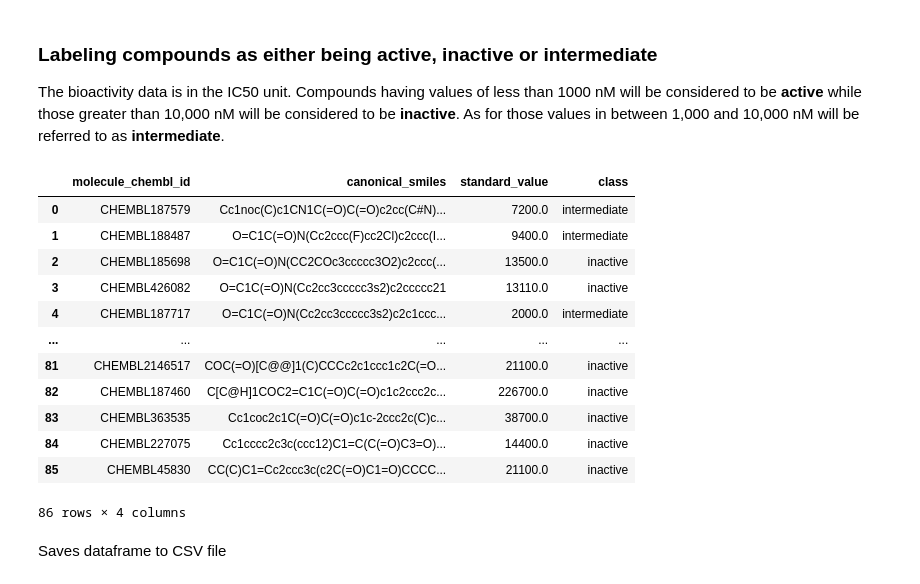
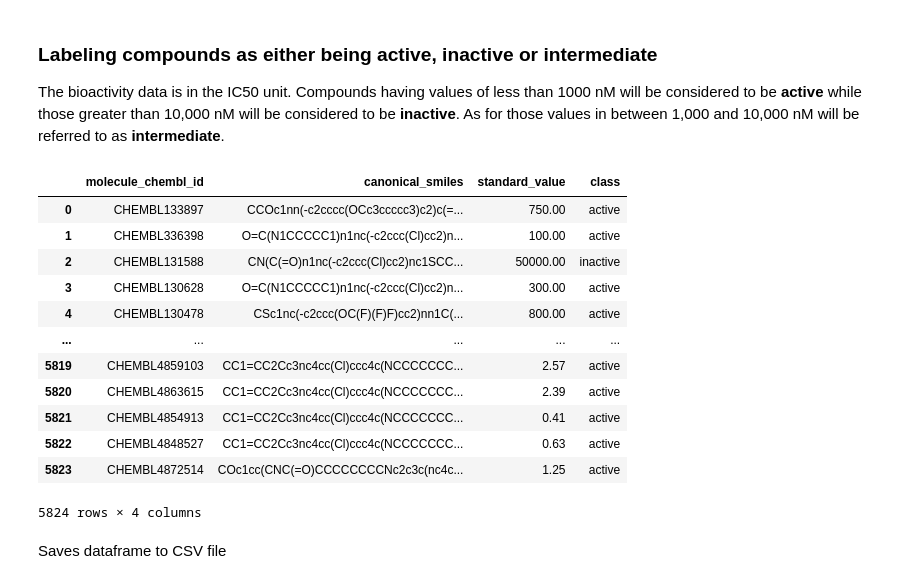
Before and after one commit to aradar46/DrugDiscovery, a Jupyter notebook: CDD_ML_Part_01.ipynb, the cells around one changed output. Saved outputs shown, nothing was run; the diff lists cells and outputs as text; code cells hidden in the pictures.

```diff
--- a/CDD_ML_Part_01.ipynb
+++ b/CDD_ML_Part_01.ipynb
@@ -162,30 +153,30 @@ df4 = pd.read_csv('Data/02_bioactivity_data_preprocessed.csv')
 # %%
 # activity_class is a new column that will be created to classify the bioactivity of the molecules
 # based on the standard_value column
 def bioactivity_level(value):
   if value >= 10000:
     return "inactive"
   elif value <= 1000:
     return "active"
   else:
     return "intermediate"
 
-df5['class'] = df4['standard_value'].apply(lambda x: bioactivity_level(float(x)))
-df5
+df4['class'] = df4['standard_value'].apply(lambda x: bioactivity_level(float(x)))
+df4
 # %% [output]
 |  | molecule_chembl_id | canonical_smiles | standard_value | class |
-| 0 | CHEMBL187579 | Cc1noc(C)c1CN1C(=O)C(=O)c2cc(C#N)... | 7200.0 | intermediate |
-| 1 | CHEMBL188487 | O=C1C(=O)N(Cc2ccc(F)cc2Cl)c2ccc(I... | 9400.0 | intermediate |
-| 2 | CHEMBL185698 | O=C1C(=O)N(CC2COc3ccccc3O2)c2ccc(... | 13500.0 | inactive |
-| 3 | CHEMBL426082 | O=C1C(=O)N(Cc2cc3ccccc3s2)c2ccccc21 | 13110.0 | inactive |
-| 4 | CHEMBL187717 | O=C1C(=O)N(Cc2cc3ccccc3s2)c2c1ccc... | 2000.0 | intermediate |
+| 0 | CHEMBL133897 | CCOc1nn(-c2cccc(OCc3ccccc3)c2)c(=... | 750.00 | active |
+| 1 | CHEMBL336398 | O=C(N1CCCCC1)n1nc(-c2ccc(Cl)cc2)n... | 100.00 | active |
+| 2 | CHEMBL131588 | CN(C(=O)n1nc(-c2ccc(Cl)cc2)nc1SCC... | 50000.00 | inactive |
+| 3 | CHEMBL130628 | O=C(N1CCCCC1)n1nc(-c2ccc(Cl)cc2)n... | 300.00 | active |
+| 4 | CHEMBL130478 | CSc1nc(-c2ccc(OC(F)(F)F)cc2)nn1C(... | 800.00 | active |
 | ... | ... | ... | ... | ... |
-| 81 | CHEMBL2146517 | COC(=O)[C@@]1(C)CCCc2c1ccc1c2C(=O... | 21100.0 | inactive |
-| 82 | CHEMBL187460 | C[C@H]1COC2=C1C(=O)C(=O)c1c2ccc2c... | 226700.0 | inactive |
-| 83 | CHEMBL363535 | Cc1coc2c1C(=O)C(=O)c1c-2ccc2c(C)c... | 38700.0 | inactive |
-| 84 | CHEMBL227075 | Cc1cccc2c3c(ccc12)C1=C(C(=O)C3=O)... | 14400.0 | inactive |
-| 85 | CHEMBL45830 | CC(C)C1=Cc2ccc3c(c2C(=O)C1=O)CCCC... | 21100.0 | inactive |
+| 5819 | CHEMBL4859103 | CC1=CC2Cc3nc4cc(Cl)ccc4c(NCCCCCCC... | 2.57 | active |
+| 5820 | CHEMBL4863615 | CC1=CC2Cc3nc4cc(Cl)ccc4c(NCCCCCCC... | 2.39 | active |
+| 5821 | CHEMBL4854913 | CC1=CC2Cc3nc4cc(Cl)ccc4c(NCCCCCCC... | 0.41 | active |
+| 5822 | CHEMBL4848527 | CC1=CC2Cc3nc4cc(Cl)ccc4c(NCCCCCCC... | 0.63 | active |
+| 5823 | CHEMBL4872514 | COc1cc(CNC(=O)CCCCCCCCNc2c3c(nc4c... | 1.25 | active |
-86 rows × 4 columns
+5824 rows × 4 columns
 # %% [markdown]
 Saves dataframe to CSV file
 # %%
```
Also changed, not shown: parts of 12 cells of this notebook, 12 other files.
